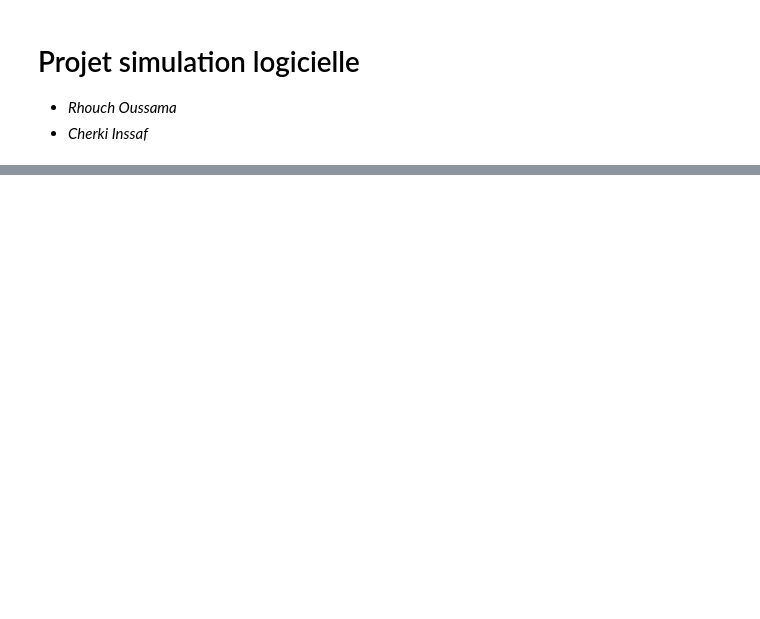
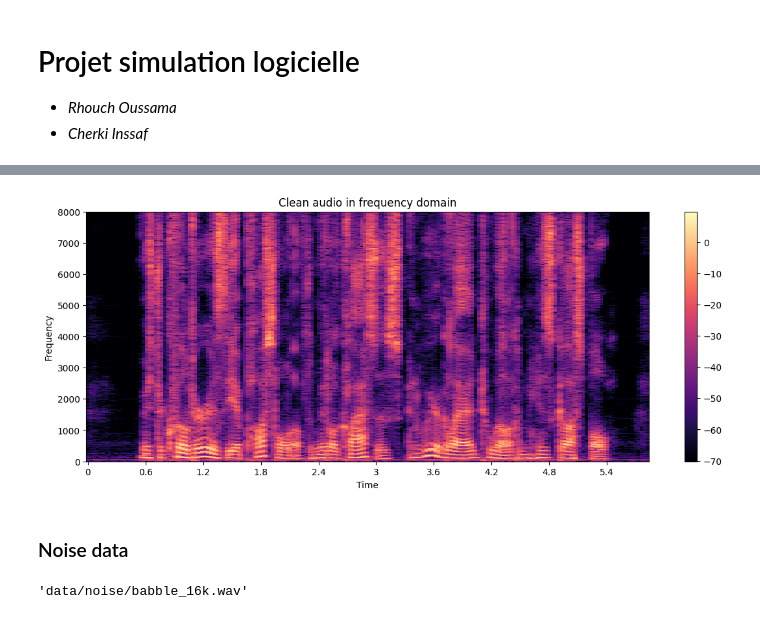
Before and after one commit to oussamarhouch/Projet-Audio, a Jupyter notebook: notebook.ipynb, the cells around one changed output, grey strips where cells are left out. Drawn from its saved outputs; the diff is of its cells as text; code cells hidden in the pictures; blank space fills up the shorter version.

```diff
--- a/notebook.ipynb
+++ b/notebook.ipynb
@@ -184,0 +62,34 @@ write("generated/test.flac", s_rate, output_clean) #  write to file the generate
+# %%
+# normalize the clean audio
+s_norm = preprocessing.normalize([s])
+
+# Fourier transform
+s_stft = librosa.stft(s_norm[0])
+
+# convert to dB
+s_stft_db = librosa.amplitude_to_db(abs(s_stft))
+# %%
+# plot the clean audio in frequency domain
+plt.figure(figsize=(14, 5))
+librosa.display.specshow(s_stft_db, sr=s_rate, x_axis="time", y_axis="hz")
+plt.title("Clean audio in frequency domain")
+plt.xlabel("Time")
+plt.ylabel("Frequency")
+plt.colorbar()
+plt.show()
+# %% [output]
+[figure, added]
+# %% [markdown]
+### Noise data
+# %%
+# Get the list of noise files
+noise_file = ""
+if os.path.isdir(noise_folder):
+        for root, dirs, files in os.walk(noise_folder):
+            for file in files:
+                if file.endswith(".wav"):
+                    noise_file = os.path.join(root, file)
+
+noise_file
+# %% [output]
+'data/noise/babble_16k.wav'
```
Also changed, not shown: parts of 70 cells of this notebook, 2 other files.
